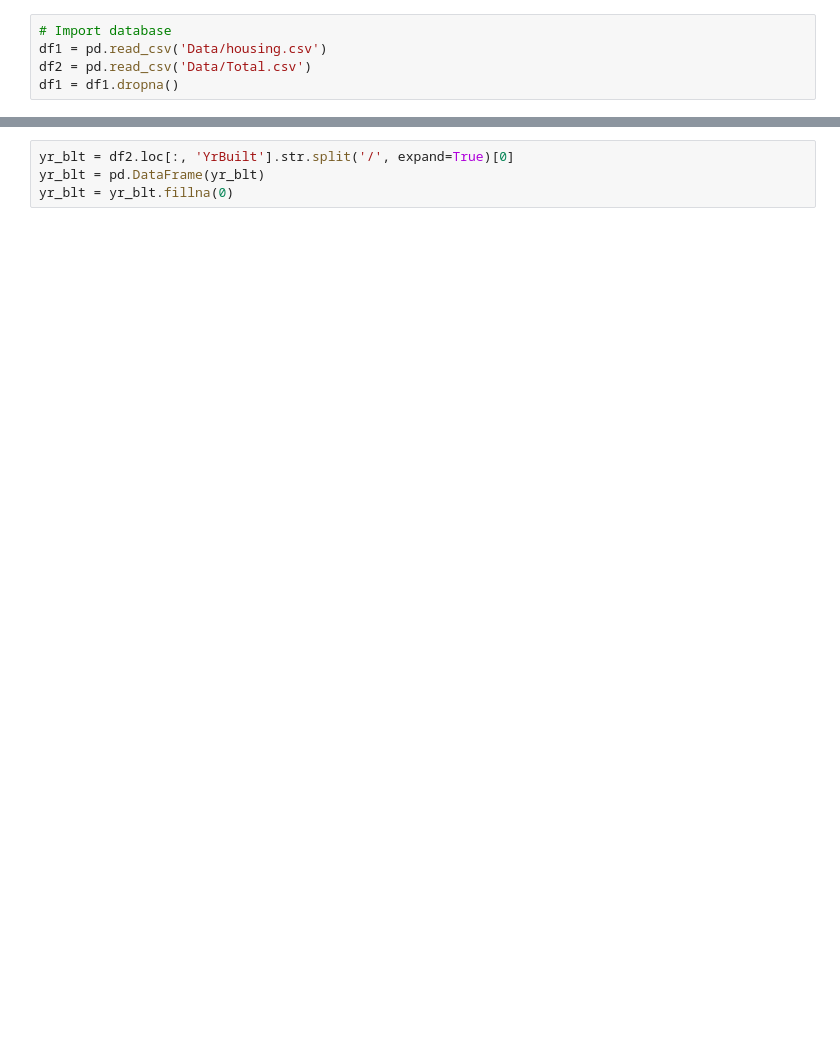
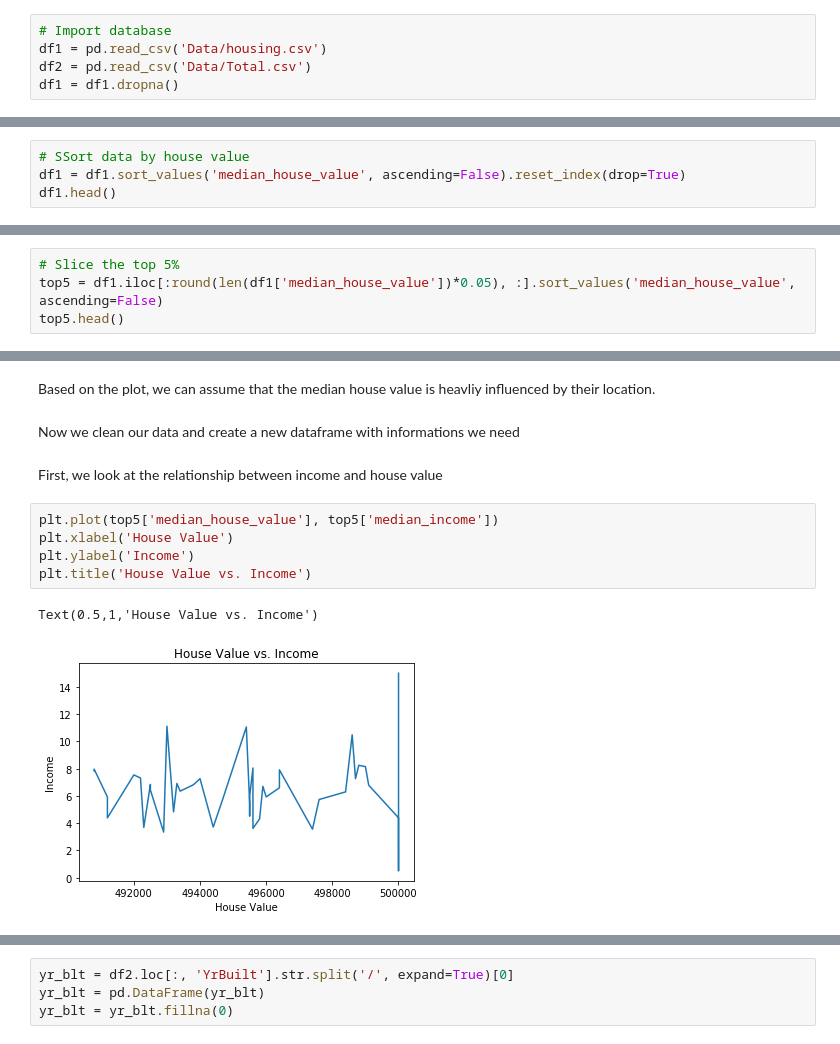
Before and after one commit to truonglybach/project1_UCI, a Jupyter notebook: shayan.ipynb, the cells around one changed output, grey strips where cells are left out. Saved outputs shown, nothing was run; the diff lists cells and outputs as text; blank space fills up the shorter version.

```diff
--- a/shayan.ipynb
+++ b/shayan.ipynb
@@ -14,0 +20,4 @@ df1 = df1.dropna()
+# %%
+# SSort data by house value
+df1 = df1.sort_values('median_house_value', ascending=False).reset_index(drop=True)
+df1.head()
@@ -14,0 +31,4 @@ df1 = df1.dropna()
+# %%
+# Slice the top 5%
+top5 = df1.iloc[:round(len(df1['median_house_value'])*0.05), :].sort_values('median_house_value', ascending=False)
+top5.head()
@@ -14,0 +66,14 @@ df1 = df1.dropna()
+# %% [markdown]
+Based on the plot, we can assume that the median house value is heavliy influenced by their location.
+# %% [markdown]
+Now we clean our data and create a new dataframe with informations we need
+# %% [markdown]
+First, we look at the relationship between income and house value
+# %%
+plt.plot(top5['median_house_value'], top5['median_income'])
+plt.xlabel('House Value')
+plt.ylabel('Income')
+plt.title('House Value vs. Income')
+# %% [output]
+Text(0.5,1,'House Value vs. Income')
+[figure, added]
```
Also changed, not shown: parts of 49 cells of this notebook, 10 other files.
